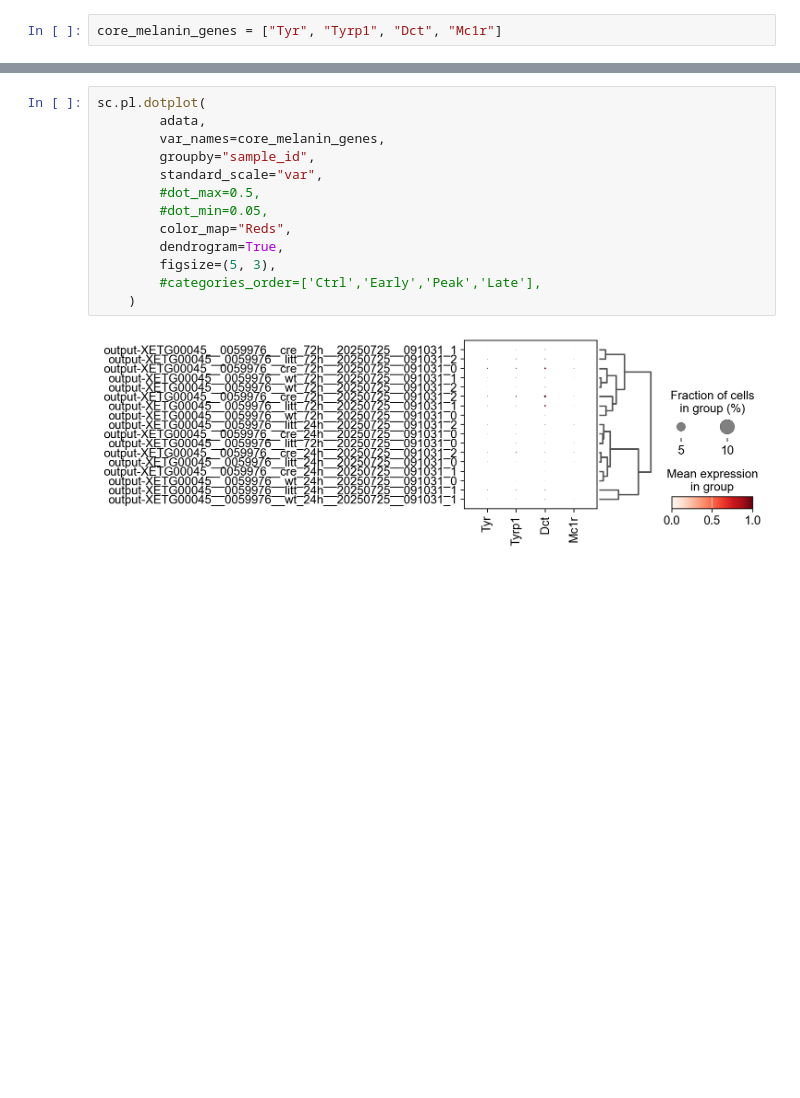
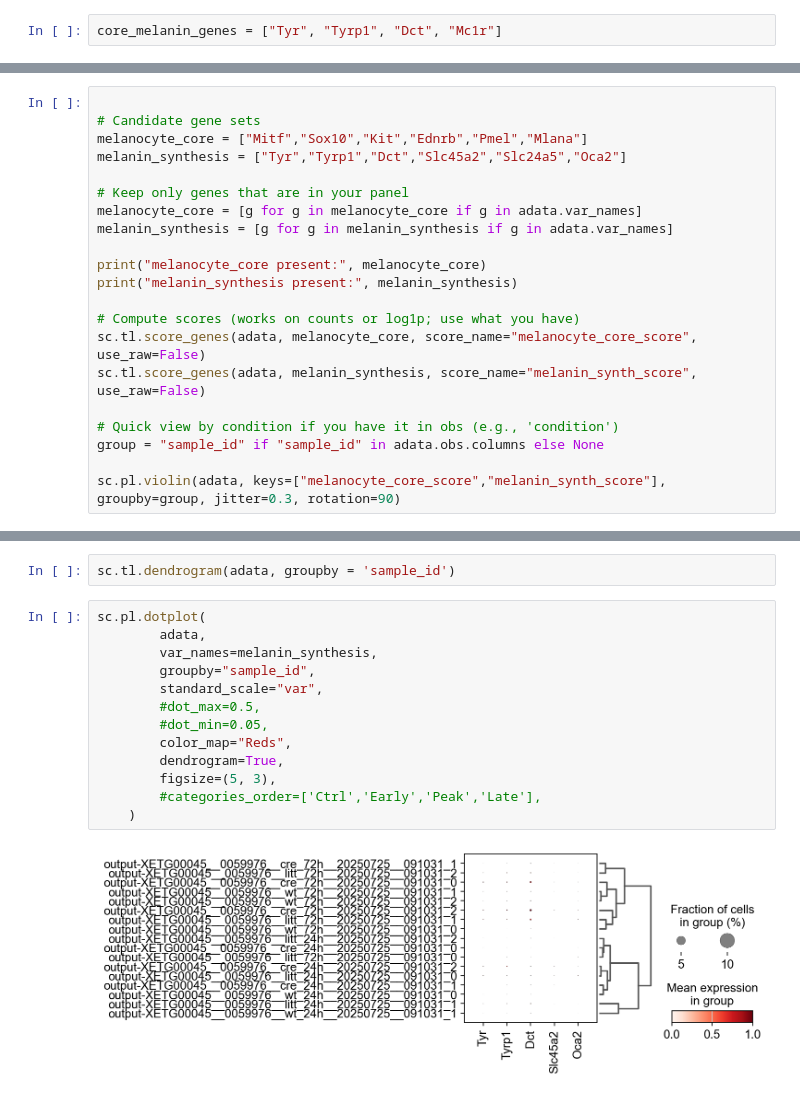
Before and after one commit to christoffermattssonlangseth/talbot_xenium, a Jupyter notebook: notebooks/level-2/3_exploring_mouse_color.ipynb, the cells around one changed output, grey strips where cells are left out. Cells and saved outputs as stored; diff of their text form; blank space fills up the shorter version.

```diff
--- a/notebooks/level-2/3_exploring_mouse_color.ipynb
+++ b/notebooks/level-2/3_exploring_mouse_color.ipynb
@@ -35,0 +14,21 @@ sc.tl.dendrogram(adata, groupby = 'sample_id')
+# %%
+
+# Candidate gene sets
+melanocyte_core = ["Mitf","Sox10","Kit","Ednrb","Pmel","Mlana"]
+melanin_synthesis = ["Tyr","Tyrp1","Dct","Slc45a2","Slc24a5","Oca2"]
+
+# Keep only genes that are in your panel
+melanocyte_core = [g for g in melanocyte_core if g in adata.var_names]
+melanin_synthesis = [g for g in melanin_synthesis if g in adata.var_names]
+
+print("melanocyte_core present:", melanocyte_core)
+print("melanin_synthesis present:", melanin_synthesis)
+
+# Compute scores (works on counts or log1p; use what you have)
+sc.tl.score_genes(adata, melanocyte_core, score_name="melanocyte_core_score", use_raw=False)
+sc.tl.score_genes(adata, melanin_synthesis, score_name="melanin_synth_score", use_raw=False)
+
+# Quick view by condition if you have it in obs (e.g., 'condition')
+group = "sample_id" if "sample_id" in adata.obs.columns else None
+
+sc.pl.violin(adata, keys=["melanocyte_core_score","melanin_synth_score"], groupby=group, jitter=0.3, rotation=90)
@@ -36,15 +39,17 @@ sc.tl.dendrogram(adata, groupby = 'sample_id')
+# %%
+sc.tl.dendrogram(adata, groupby = 'sample_id')
 # %%
 sc.pl.dotplot(
         adata,
-        var_names=core_melanin_genes,
+        var_names=melanin_synthesis,
         groupby="sample_id",
         standard_scale="var",
         #dot_max=0.5,
         #dot_min=0.05,
         color_map="Reds",
         dendrogram=True,
         figsize=(5, 3),
         #categories_order=['Ctrl','Early','Peak','Late'],
     )
 # %% [output]
-[figure, old version]
+[figure, new version]
```
Also changed, not shown: parts of 6 cells of this notebook, 1 other file.
